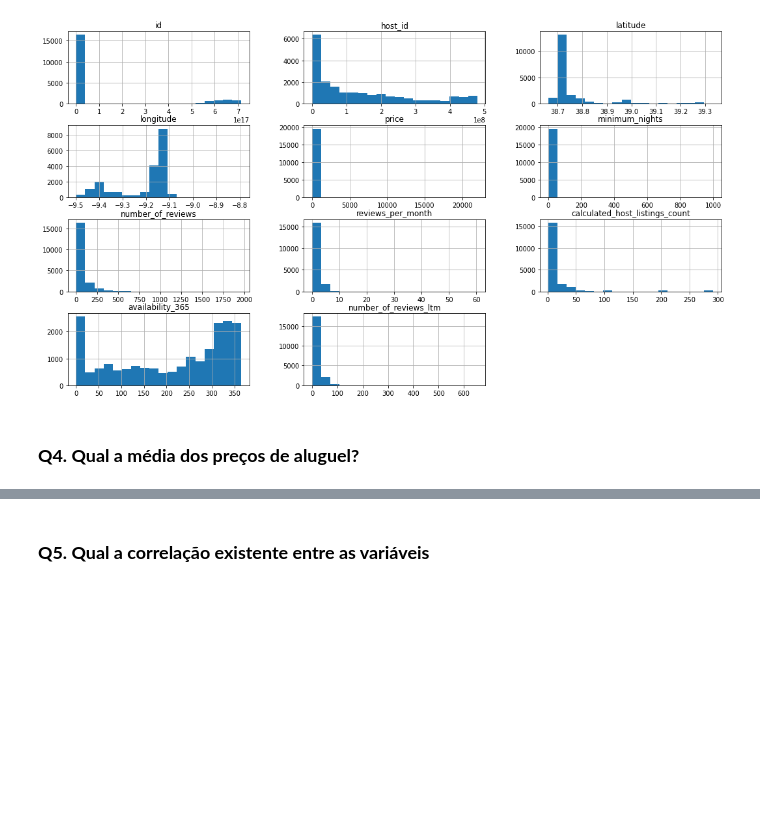
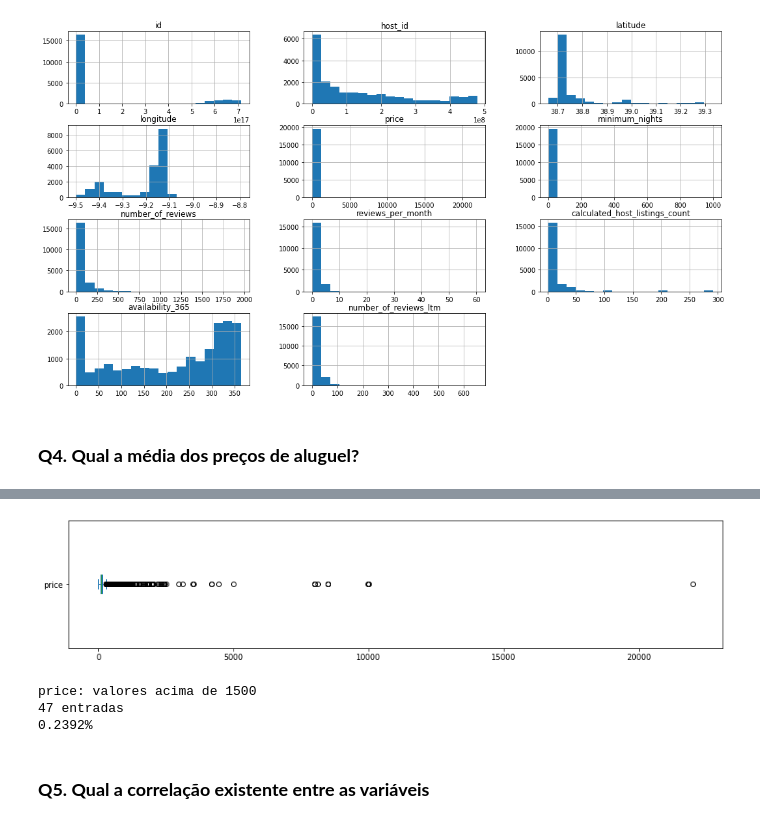
Before and after one commit to carloshaar/inside_airbnb_lisbon, a Jupyter notebook: Carlos_Haar_Analisando_os_Dados_do_Airbnb_Lisbon_Portugal.ipynb, the cells around one changed output, grey strips where cells are left out. Saved outputs shown, nothing was run; the diff lists cells and outputs as text; code cells hidden in the pictures; blank space fills up the shorter version.

```diff
--- a/Carlos_Haar_Analisando_os_Dados_do_Airbnb_Lisbon_Portugal.ipynb
+++ b/Carlos_Haar_Analisando_os_Dados_do_Airbnb_Lisbon_Portugal.ipynb
@@ -35,7 +35,7 @@ import seaborn as sns
 %matplotlib inline
 # %%
 # importar o arquivo listings.csv para um DataFrame
-df = pd.read_csv("https://raw.githubusercontent.com/carloshaar/portfolio_datascience/master/lisbon_listings.csv")
+df = pd.read_csv("https://raw.githubusercontent.com/carloshaar/inside_airbnb_lisbon/master/lisbon_listings.csv")
 # %% [markdown]
 ## Análise dos Dados
 # %% [markdown]
@@ -177,3 +190,19 @@ O Valor médio das diárias para Lisboa é: 142.82
+# %%
+# price
+df.price.plot(kind='box', vert=False, figsize=(15, 3),)
+plt.show()
+
+# ver quantidade de valores acima de 1500 para price
+print("\nprice: valores acima de 1500")
+print("{} entradas".format(len(df[df.price > 1500])))
+print("{:.4f}%".format((len(df[df.price > 1500]) / df.shape[0])*100))
+
+# df.price.plot(kind='box', vert=False, xlim=(0,1300), figsize=(15,3));
+# %% [output]
+[figure, added]
+price: valores acima de 1500
+47 entradas
+0.2392%
 # %% [markdown]
 ### **Q5. Qual a correlação existente entre as variáveis**
 # %%
```
Also changed, not shown: parts of 3 cells of this notebook.
